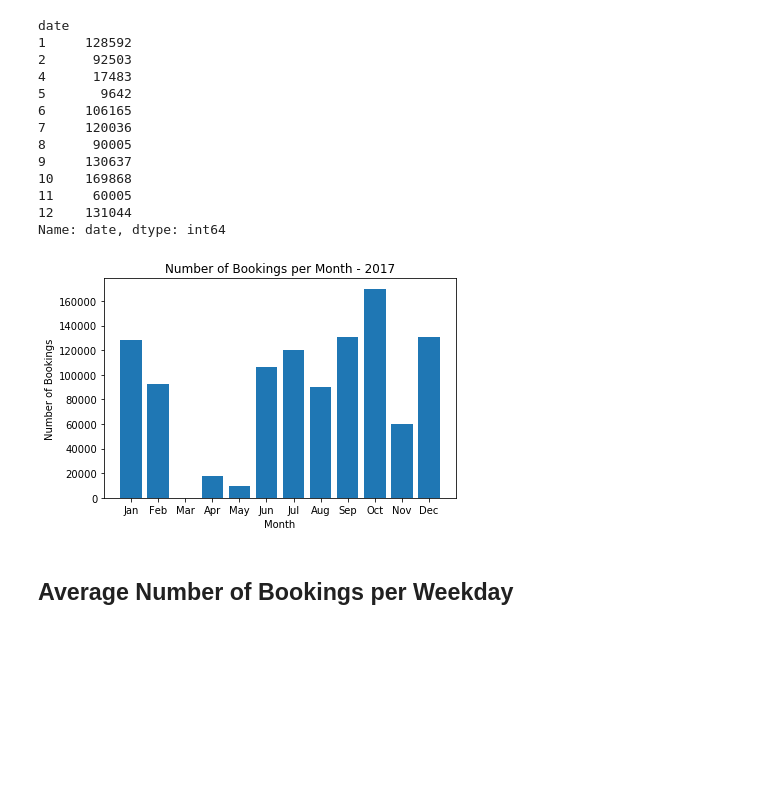
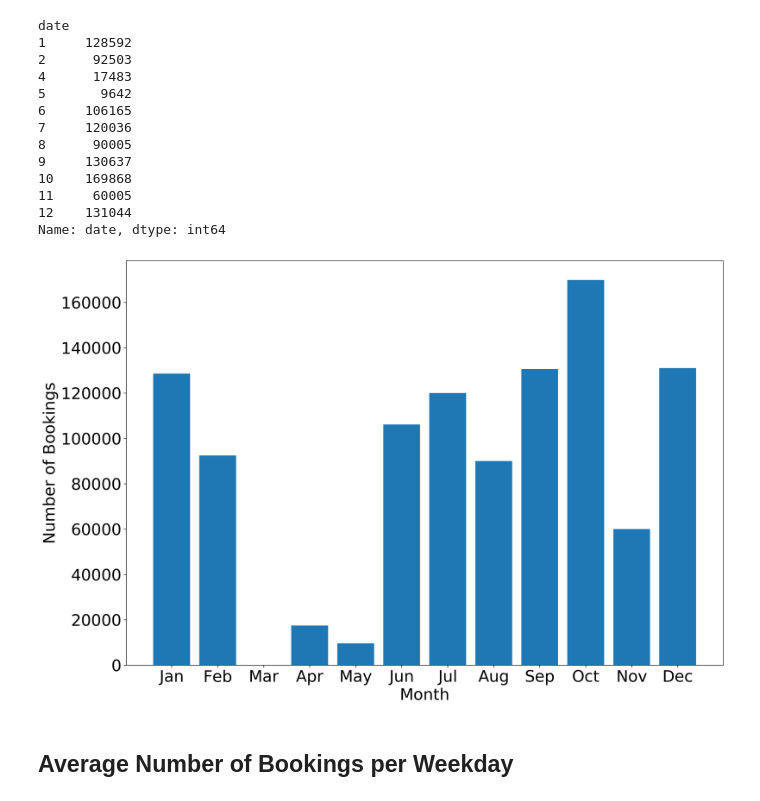
Before and after one commit to dougct/carsharing-prediction, a Jupyter notebook: src/temporal-analyses/Characterization.ipynb, the cells around one changed output. Saved outputs shown, nothing was run; the diff lists cells and outputs as text; code cells hidden in the pictures; blank space fills up the shorter version.

```diff
--- a/src/temporal-analyses/Characterization.ipynb
+++ b/src/temporal-analyses/Characterization.ipynb
@@ -25,6 +25,8 @@ def load_data(dataset_name):
     return df.sort_values('date')
 # %%
 df = load_data("data/Vancouver2017Full.csv")
+# %%
+df['datetime'] = df['date'] + pd.to_timedelta(df['hourofday'], unit='h')
 # %%
 df.head()
 # %% [output]
@@ -51,3 +53,7 @@ Timedelta('364 days 00:00:00')
 len(df.groupby(['date']))
 # %% [output]
 229
+# %%
+df['bookings_day'] = df.groupby('date')['date'].transform(len)
+df['bookings_hour'] = df.groupby(['date', 'hourofday'])['date'].transform(len)
+df.head()
@@ -89,0 +174,23 @@ To register the converters:
+# %%
+import numpy as np
+import matplotlib.pyplot as plt
+import matplotlib.dates as mdates
+import matplotlib.cbook as cbook
+
+matplotlib.rcParams.update(font_params)
+
+fig, ax = plt.subplots()
+ax.plot(df_bookings_analysis_period.values)
+
+ax.set_xlabel('Hour')
+ax.set_ylabel('Number of Bookings')
+ax.tick_params(axis='both', which='major')
+ax.tick_params(axis='both', which='minor')
+ax.set_ylim(bottom = 0)
+
+
+# Save chart.
+plt.savefig('charts/BookingsHourAnalysisPeriod.pdf')
+
+plt.tight_layout()
+plt.show()
@@ -108,30 +217,30 @@ date
 12    131044
 Name: date, dtype: int64
 # %%
-import matplotlib
 import numpy as np
 import matplotlib.pyplot as plt
+
+matplotlib.rcParams.update(font_params)
 
 months = ['Jan', 'Feb', 'Mar', 'Apr', 'May', 'Jun', 'Jul', 'Aug', 'Sep', 'Oct', 'Nov', 'Dec']
 pos = [i + 1 for i, _ in enumerate(months)]
 
 # the histogram of the data
 fig, ax = plt.subplots()
 ax.bar(df_bookings_month.index, df_bookings_month.values)
 ax.set_xlabel('Month')
 ax.set_ylabel('Number of Bookings')
-ax.set_title('Number of Bookings per Month - 2017')
+ax.tick_params(axis='both', which='major')
+ax.tick_params(axis='both', which='minor')
 plt.xticks(pos, months)
 
-# Tweak spacing to prevent clipping of ylabel
-fig.tight_layout()
+# Save chart.
+plt.savefig('charts/BookingsMonth.pdf')
 
-# Save chart.
-plt.savefig('charts/BookingsMonth.pdf', dpi = 200)
-
+plt.tight_layout()
 plt.show()
 # %% [output]
-[figure, old version]
+[figure, new version]
 # %% [markdown]
 ## Average Number of Bookings per Weekday
 # %%
```
Also changed, not shown: parts of 16 cells of this notebook, 35 other files.
